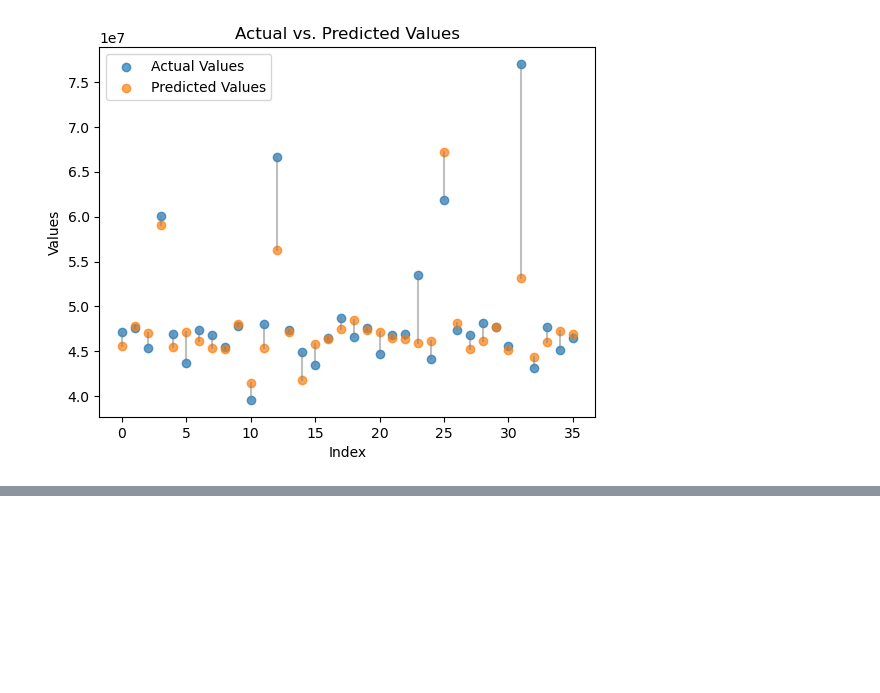
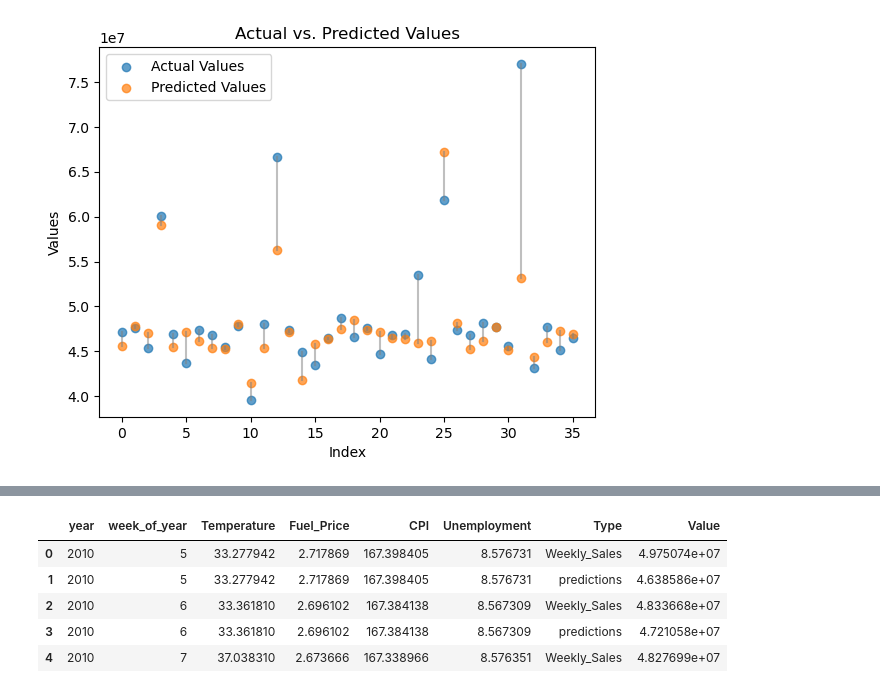
Before and after one commit to MEJillFarley/Walmart-Sales-Forecast, a Jupyter notebook: project_4_randomforest_monthly_V2.ipynb, the cells around one changed output, grey strips where cells are left out. Cells and saved outputs as stored; diff of their text form; code cells hidden in the pictures; blank space fills up the shorter version.

```diff
--- a/project_4_randomforest_monthly_V2.ipynb
+++ b/project_4_randomforest_monthly_V2.ipynb
@@ -254,0 +389,18 @@ plt.show()
+# %%
+# Melt the data frame to long format
+walmart_df_long = pd.melt(walmart_df_agg_with_pred, id_vars=['year', 'week_of_year', 'Temperature', 'Fuel_Price', 'CPI', 'Unemployment'], value_vars=['Weekly_Sales', 'predictions'], var_name='Type', value_name='Value')
+
+# Sort the data frame by date and type
+walmart_df_long = walmart_df_long.sort_values(['year', 'week_of_year'])
+
+# Reset the index
+walmart_df_long = walmart_df_long.reset_index(drop=True)
+
+walmart_df_long.head()
+# %% [output]
+|  | year | week_of_year | Temperature | Fuel_Price | CPI | Unemployment | Type | Value |
+| 0 | 2010 | 5 | 33.277942 | 2.717869 | 167.398405 | 8.576731 | Weekly_Sales | 4.975074e+07 |
+| 1 | 2010 | 5 | 33.277942 | 2.717869 | 167.398405 | 8.576731 | predictions | 4.638586e+07 |
+| 2 | 2010 | 6 | 33.361810 | 2.696102 | 167.384138 | 8.567309 | Weekly_Sales | 4.833668e+07 |
+| 3 | 2010 | 6 | 33.361810 | 2.696102 | 167.384138 | 8.567309 | predictions | 4.721058e+07 |
+| 4 | 2010 | 7 | 37.038310 | 2.673666 | 167.338966 | 8.576351 | Weekly_Sales | 4.827699e+07 |
```
Also changed, not shown: parts of 16 cells of this notebook.
